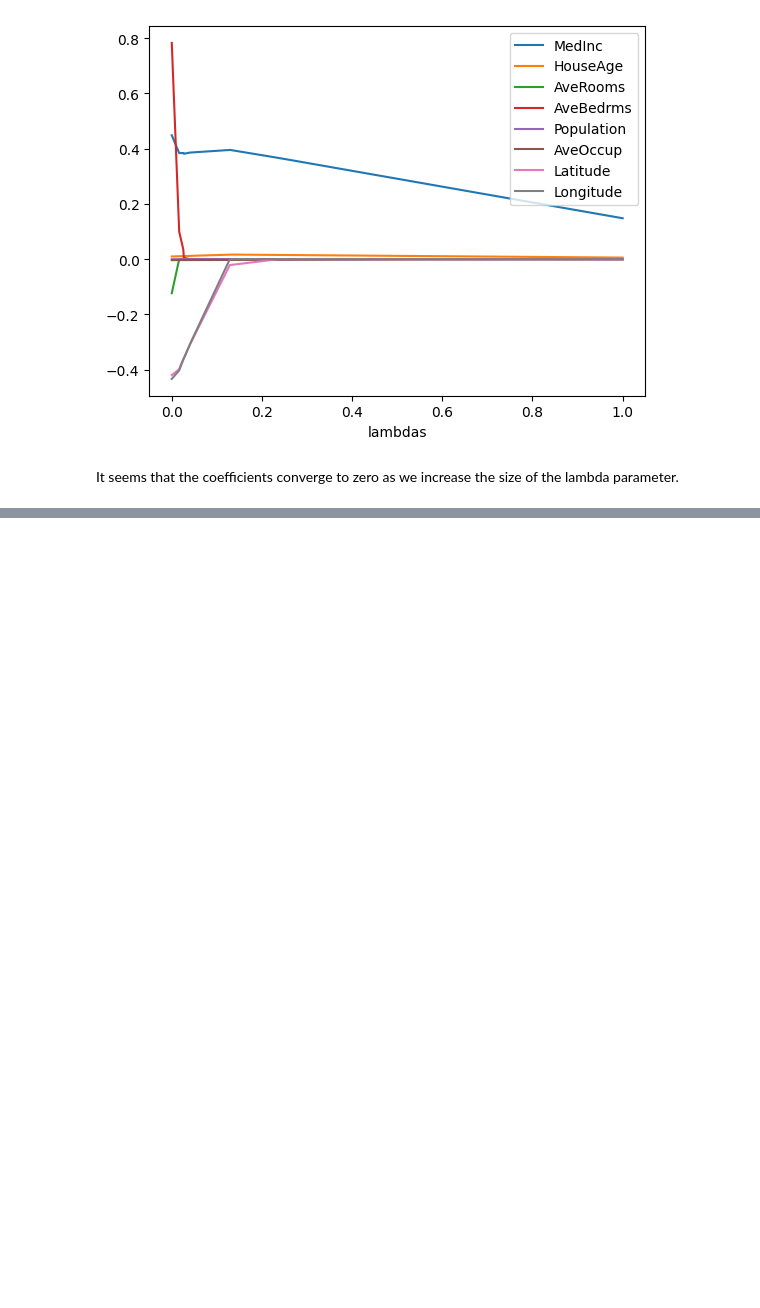
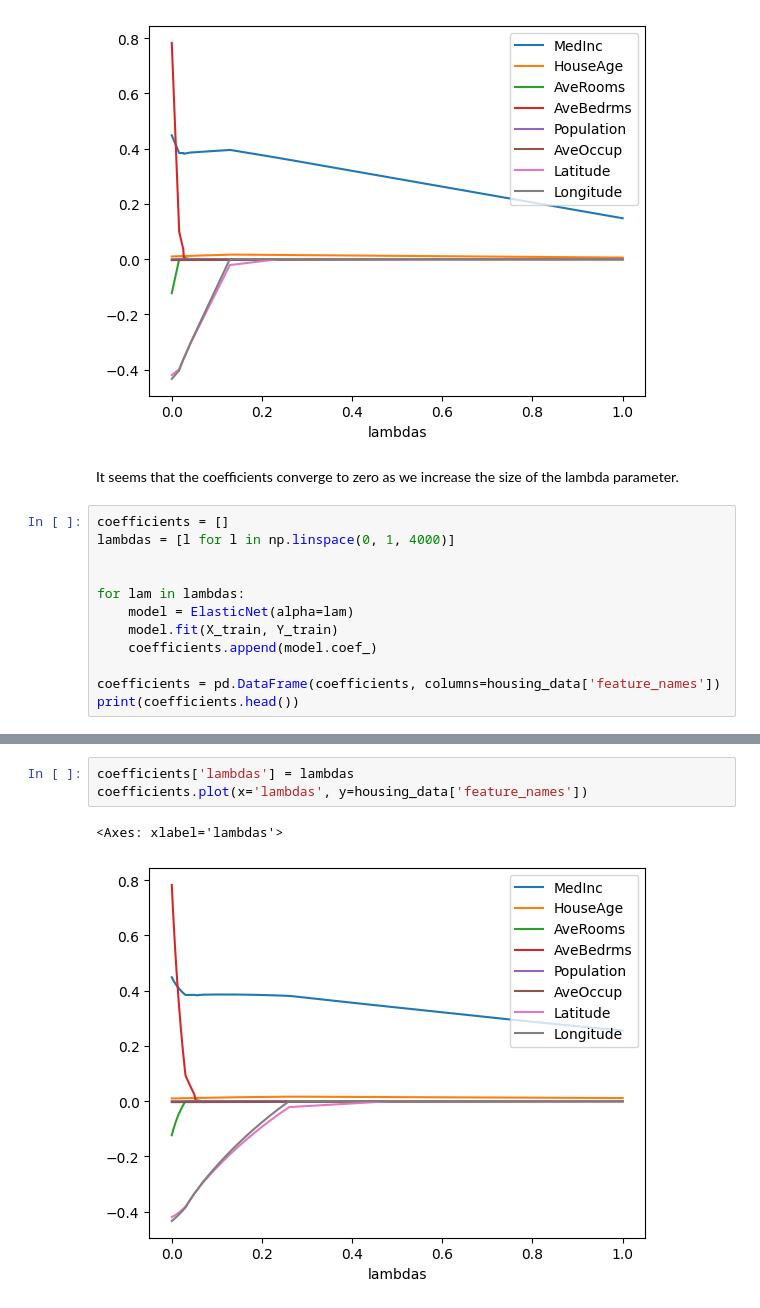
Before and after one commit to alejandroarmas/applied-ml, a Jupyter notebook: HW2/regularization.ipynb, the cells around one changed output, grey strips where cells are left out. Saved outputs shown, nothing was run; the diff lists cells and outputs as text; blank space fills up the shorter version.

```diff
--- a/HW2/regularization.ipynb
+++ b/HW2/regularization.ipynb
@@ -93,3 +93,15 @@ coefficients.plot(x='lambdas', y=housing_data['feature_names'])
 [figure]
 # %% [markdown]
 It seems that the coefficients converge to zero as we increase the size of the lambda parameter.
+# %%
+coefficients = []
+lambdas = [l for l in np.linspace(0, 1, 4000)]
+
+
+for lam in lambdas:
+    model = ElasticNet(alpha=lam)
+    model.fit(X_train, Y_train)
+    coefficients.append(model.coef_)
+
+coefficients = pd.DataFrame(coefficients, columns=housing_data['feature_names'])
+print(coefficients.head())
@@ -95,0 +122,6 @@ It seems that the coefficients converge to zero as we increase the size of the l
+# %%
+coefficients['lambdas'] = lambdas
+coefficients.plot(x='lambdas', y=housing_data['feature_names'])
+# %% [output]
+<Axes: xlabel='lambdas'>
+[figure, added]
```
Also changed, not shown: parts of 1 cell of this notebook, 1 other file.
